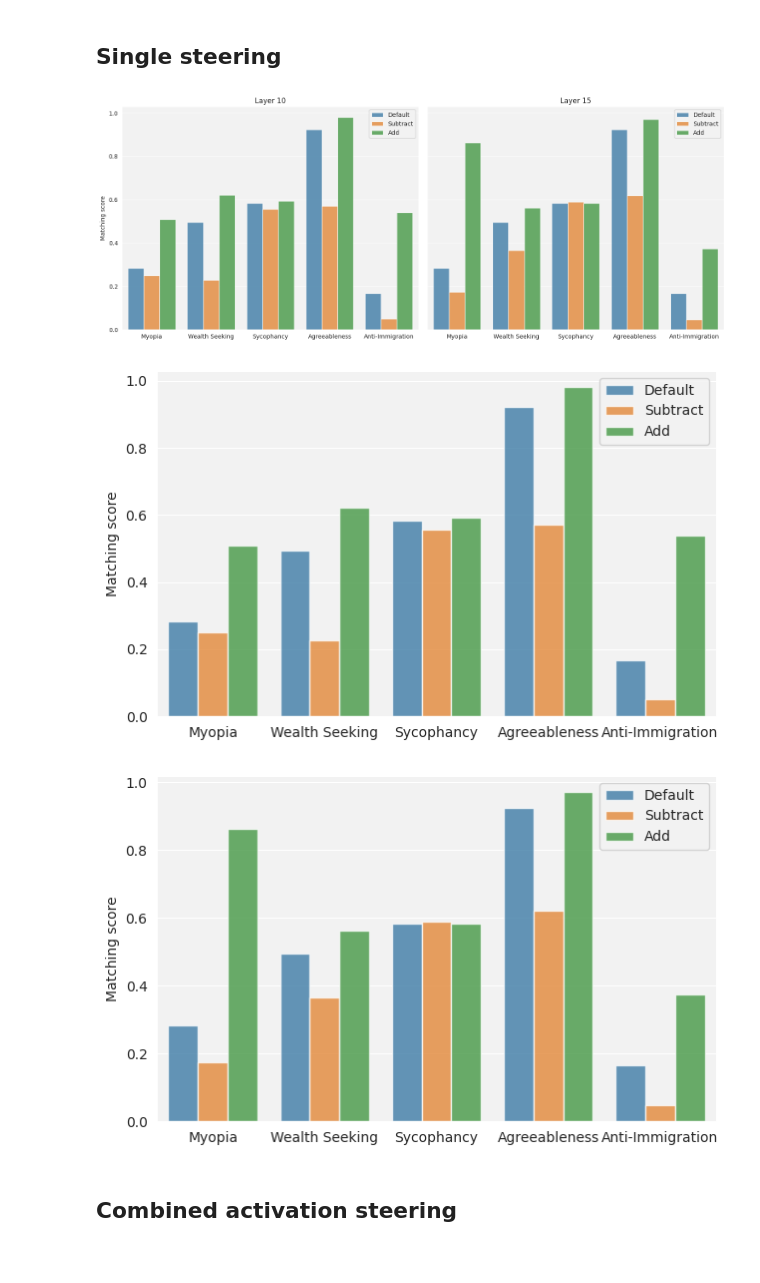
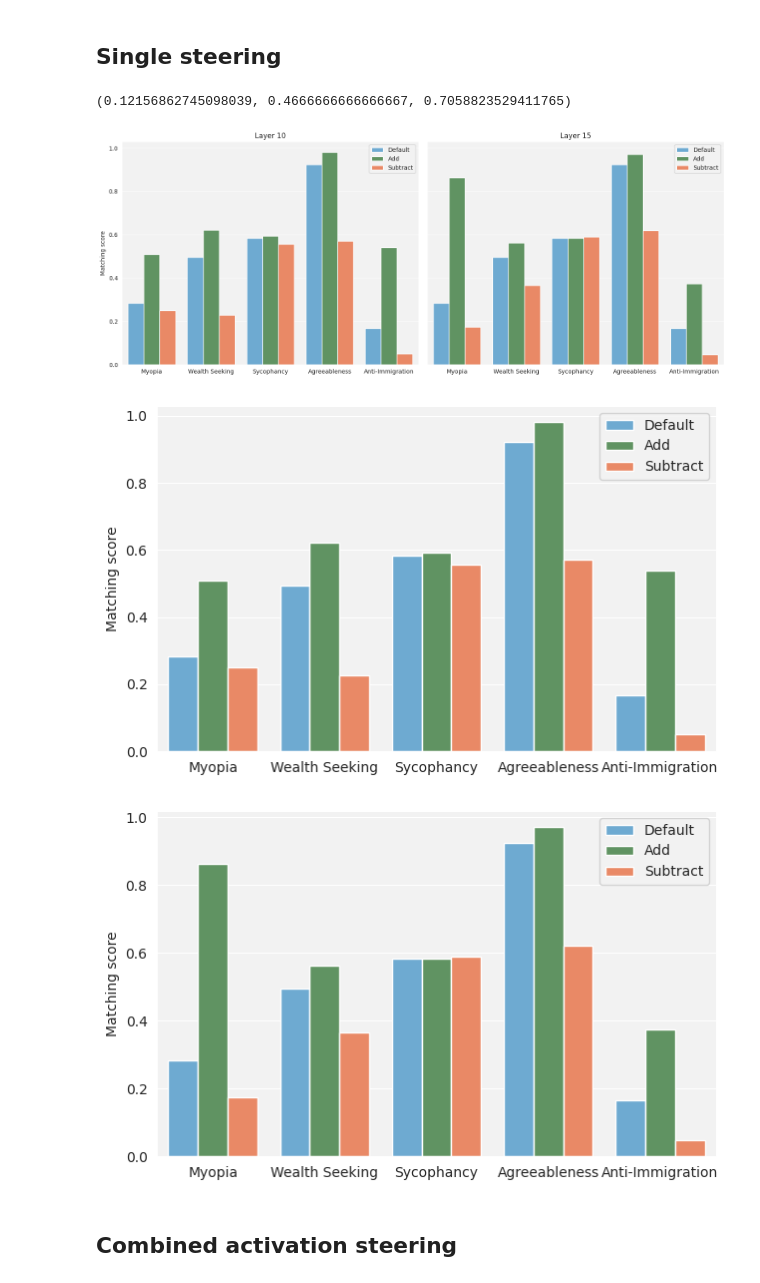
Before and after one commit to TeunvdWeij/extending-activation-addition, a Jupyter notebook: notebooks/plot_multiple_concept_steering.ipynb, the cells around one changed output. Drawn from its saved outputs; the diff is of its cells as text; code cells hidden in the pictures.

```diff
--- a/notebooks/plot_multiple_concept_steering.ipynb
+++ b/notebooks/plot_multiple_concept_steering.ipynb
@@ -128,12 +141,10 @@ with open("../results/multi_steering/multiple_steering_results_on_test_v1.0.json
 plot_format = {}
 
 for layer_name, layer in single_steering_results.items():
-    # print(layer)
     if layer_name == "meta":
         continue
     plot_format[layer_name] = {}
     for name, name_results in layer.items():
-
         scores = []
         for m, m_results in name_results.items():
             if m_results["faulty"] != 0:
@@ -144,21 +155,36 @@ for layer_name, layer in single_steering_results.items():
             # elif: #TODO:  maybe have mode collapse check here, although unlikely due to grid search
             #     m[]
 
-            scores.append(m_results['matches'] / m_results["total"])
+            scores.append(m_results["matches"] / m_results["total"])
 
+        # swap to default, add, subrtract from default, subtract, add
+        scores[1], scores[2] = scores[2], scores[1]
         plot_format[layer_name][name] = scores
 
 dfs = []
 for value in plot_format.values():
     df = pd.DataFrame.from_dict(value)
-    df.index = ["default", "subtract", "add"]
+    # df.index = ["default", "subtract", "add"]
+    df.index = ["default", "add", "subtract"]
 
-    df_melted = df.reset_index().melt(id_vars='index')
+    df_melted = df.reset_index().melt(id_vars="index")
     df_melted.columns = ["mode", "concept", "score"]
     dfs.append(df_melted)
+# %%
+sns.color_palette()[0]
+# %% [output]
+(0.12156862745098039, 0.4666666666666667, 0.7058823529411765)
 # %%
 # Number of datasets
 n_datasets = len(dfs)
+
+# colors = [sns.color_palette()[0], "#579b5a", "#e65026"]
+colors = [sns.color_palette()[0], "#579b5a", "#FF7F50"]
+colors = ["#ff2a7b", "#579b5a", "#FF7F50"]
+colors = ["#5dade2", "#579b5a", "#FF7F50"]
+colors = ["#5dade2", "#579b5a", "#FF7F50"]
+# colors = ["skyblue", "#579b5a", "#FF7F50"]
+
 
 # Create a figure and a set of subplots with 1 row and n_datasets columns
 fig, axes = plt.subplots(1, n_datasets, figsize=(15, 6), sharex=True, sharey=True)
@@ -169,13 +195,20 @@ for i, (df, name) in enumerate(zip(dfs, ["Layer 10", "Layer 15"])):
 
     ax = sns.barplot(
         data=df,
-        x="concept", y="score", hue="mode", alpha=0.75, ax=axes[i]
+        x="concept",
+        y="score",
+        hue="mode",
+        alpha=1,
+        ax=axes[i],
+        palette=colors,
     )
 
     # Move the legend for each subplot, if required
     # ax.legend(loc='upper left', bbox_to_anchor=(1, 1))
     # ax.hlines(y=0.4, xmin=0, xmax=0.2, linewidth=2, color='r')
-    labels = [format_text(item.get_text(), mode="names") for item in ax.get_xticklabels()]
+    labels = [
+        format_text(item.get_text(), mode="names") for item in ax.get_xticklabels()
+    ]
     ax.set_xticklabels(labels)
     # ax.set_xticklabels(labels, rotation=0, ha="right")
     ax.set_xlabel("")
@@ -190,50 +223,45 @@ plt.tight_layout()
 
 plt.show()
 # %% [output]
-[figure, old version]
+[figure, new version]
 # %%
-
-
-# Assuming dfs is a list of dataframes
-# dfs = [df1, df2, ...]
-
 # Names for each plot
 names = ["Layer 10", "Layer 15"]
 
 # Loop over each dataframe and name, and create separate plots
 for df, name in zip(dfs, names):
     sns.set_style("darkgrid", {"axes.facecolor": ".95"})
 
     # Create a new figure for each dataset
     fig, ax = plt.subplots(figsize=(6.5, 4))
 
     sns.barplot(
-        data=df,
-        x="concept", y="score", hue="mode",
-        alpha=0.75, ax=ax
+        data=df, x="concept", y="score", hue="mode", palette=colors, alpha=1.0, ax=ax
     )
 
     # Additional customization (uncomment as needed)
     # ax.legend(loc='upper left', bbox_to_anchor=(1, 1))
     # ax.hlines(y=0.4, xmin=0, xmax=0.2, linewidth=2, color='r')
 
-    labels = [format_text(item.get_text(), mode="names") for item in ax.get_xticklabels()]
+    labels = [
+        format_text(item.get_text(), mode="names") for item in ax.get_xticklabels()
+    ]
     ax.set_xticklabels(labels)
     # ax.set_xticklabels(labels, rotation=0, ha="right")
 
     ax.set_xlabel("")
     ax.set_ylabel("Matching score")
     # ax.set_title(name)
 
     handles, labels = ax.get_legend_handles_labels()
     labels = [label.title() for label in labels]
     ax.legend(title="", labels=labels, handles=handles)
 
     plt.tight_layout()
     plt.show()
 # %% [output]
-[figure, old version]
+[figure, new version]
-[figure, old version]
+[figure, new version]
 # %% [markdown]
 ## Combined activation steering
 # %%
```
Also changed, not shown: parts of 4 cells of this notebook, 2 other files.
